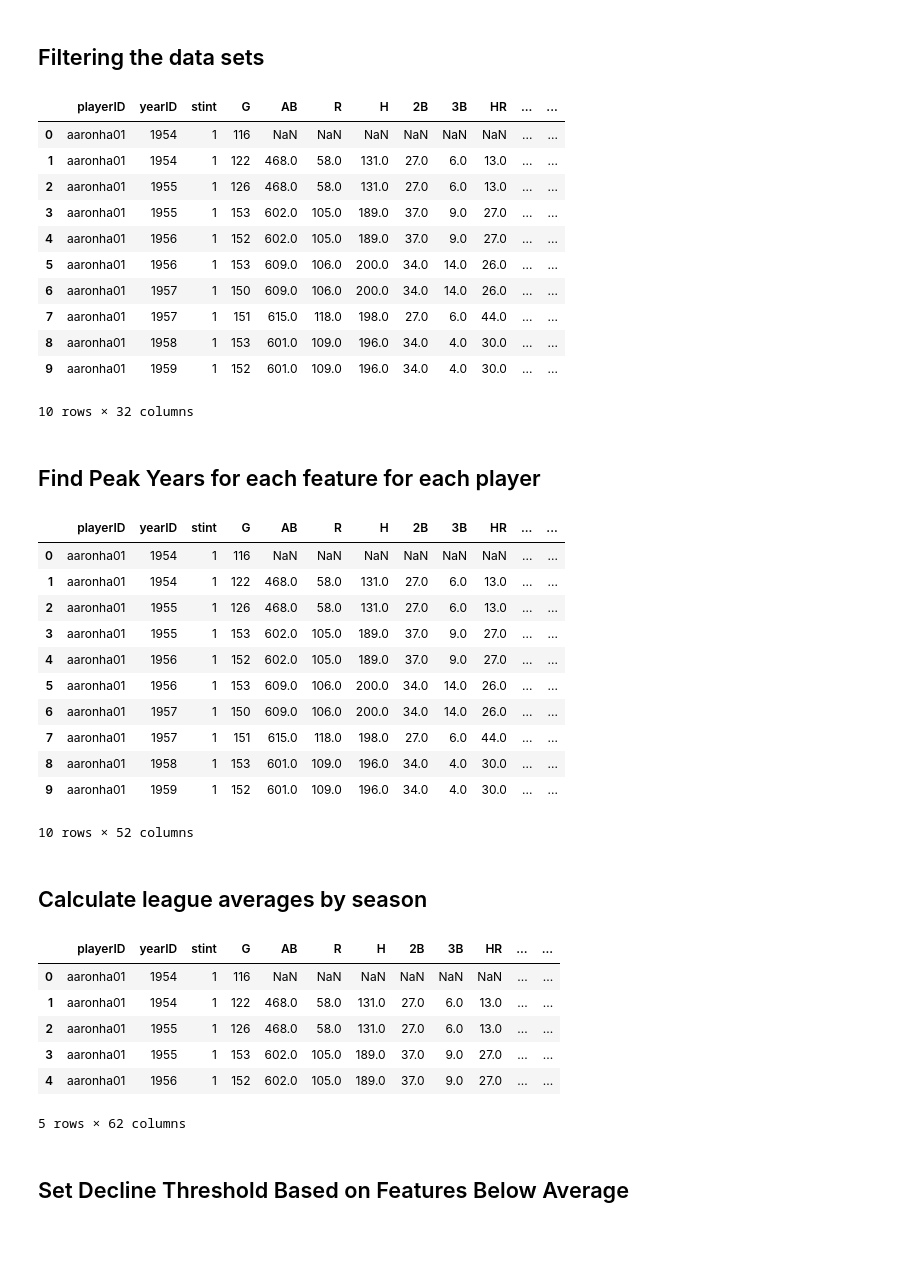
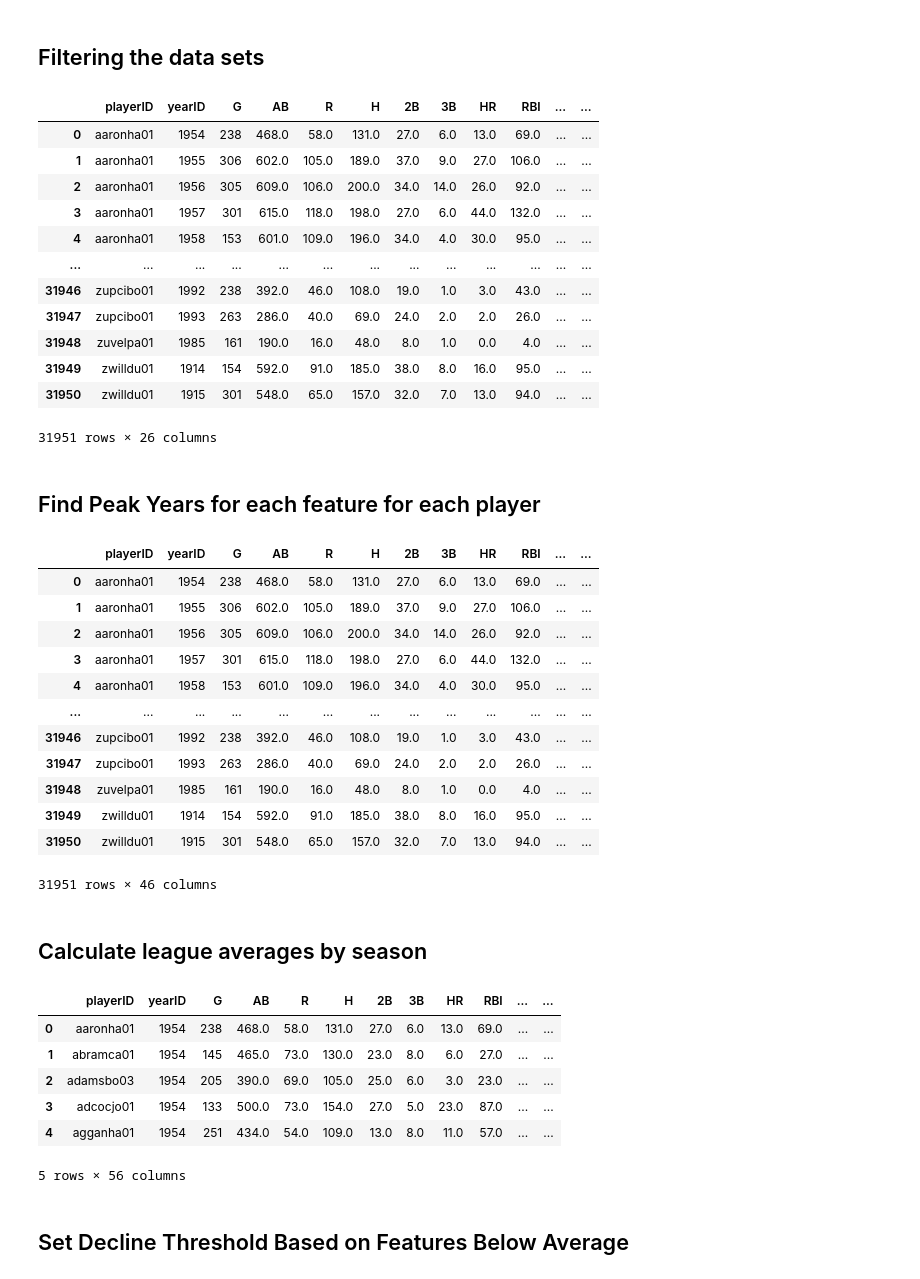
Before and after one commit to kwilliams380/6740project, a Jupyter notebook: survival_analysis.ipynb, the cells around one changed output. Saved outputs shown, nothing was run; the diff lists cells and outputs as text; code cells hidden in the pictures; blank space fills up the shorter version.

```diff
--- a/survival_analysis.ipynb
+++ b/survival_analysis.ipynb
@@ -163,13 +322,7 @@ position_players.head(10)
 # %% [markdown]
 ## Filtering the data sets
 # %%
-#drop columns that aren't selected features and playerid, yearid
-
-field_required_columns = ['playerID', 'yearID', 'stint', 'G', 'AB', 'R', 'H', '2B', '3B', 'HR', 'RBI', 'SB_x',
-       'CS_x', 'BB', 'SO', 'IBB', 'HBP', 'SH', 'SF', 'GIDP', 'GS', 'InnOuts',
-       'PO', 'A', 'E', 'DP', 'PB', 'WP', 'SB_y', 'CS_y', 'ZR', 'age']
-
-filtered_field_players = position_players[field_required_columns]
+filtered_field_players = position_players_grouped
 
 #drop rows with players that didn't play in at least min_games
 min_games = 115
@@ -180,20 +333,21 @@ filtered_field_players = filtered_field_players.sort_values(by=['playerID', 'yea
 filtered_field_players = filtered_field_players.groupby('playerID').apply(lambda group: group.ffill()).reset_index(drop=True)
 filtered_field_players = filtered_field_players.drop_duplicates()
 # %%
-filtered_field_players.head(10)
+filtered_field_players
 # %% [output]
-|  | playerID | yearID | stint | G | AB | R | H | 2B | 3B | HR | ... | ... |
-| 0 | aaronha01 | 1954 | 1 | 116 | NaN | NaN | NaN | NaN | NaN | NaN | ... | ... |
-| 1 | aaronha01 | 1954 | 1 | 122 | 468.0 | 58.0 | 131.0 | 27.0 | 6.0 | 13.0 | ... | ... |
-| 2 | aaronha01 | 1955 | 1 | 126 | 468.0 | 58.0 | 131.0 | 27.0 | 6.0 | 13.0 | ... | ... |
-| 3 | aaronha01 | 1955 | 1 | 153 | 602.0 | 105.0 | 189.0 | 37.0 | 9.0 | 27.0 | ... | ... |
-| 4 | aaronha01 | 1956 | 1 | 152 | 602.0 | 105.0 | 189.0 | 37.0 | 9.0 | 27.0 | ... | ... |
-| 5 | aaronha01 | 1956 | 1 | 153 | 609.0 | 106.0 | 200.0 | 34.0 | 14.0 | 26.0 | ... | ... |
-| 6 | aaronha01 | 1957 | 1 | 150 | 609.0 | 106.0 | 200.0 | 34.0 | 14.0 | 26.0 | ... | ... |
-| 7 | aaronha01 | 1957 | 1 | 151 | 615.0 | 118.0 | 198.0 | 27.0 | 6.0 | 44.0 | ... | ... |
-| 8 | aaronha01 | 1958 | 1 | 153 | 601.0 | 109.0 | 196.0 | 34.0 | 4.0 | 30.0 | ... | ... |
-| 9 | aaronha01 | 1959 | 1 | 152 | 601.0 | 109.0 | 196.0 | 34.0 | 4.0 | 30.0 | ... | ... |
+|  | playerID | yearID | G | AB | R | H | 2B | 3B | HR | RBI | ... | ... |
+| 0 | aaronha01 | 1954 | 238 | 468.0 | 58.0 | 131.0 | 27.0 | 6.0 | 13.0 | 69.0 | ... | ... |
+| 1 | aaronha01 | 1955 | 306 | 602.0 | 105.0 | 189.0 | 37.0 | 9.0 | 27.0 | 106.0 | ... | ... |
+| 2 | aaronha01 | 1956 | 305 | 609.0 | 106.0 | 200.0 | 34.0 | 14.0 | 26.0 | 92.0 | ... | ... |
+| 3 | aaronha01 | 1957 | 301 | 615.0 | 118.0 | 198.0 | 27.0 | 6.0 | 44.0 | 132.0 | ... | ... |
+| 4 | aaronha01 | 1958 | 153 | 601.0 | 109.0 | 196.0 | 34.0 | 4.0 | 30.0 | 95.0 | ... | ... |
+| ... | ... | ... | ... | ... | ... | ... | ... | ... | ... | ... | ... | ... |
+| 31946 | zupcibo01 | 1992 | 238 | 392.0 | 46.0 | 108.0 | 19.0 | 1.0 | 3.0 | 43.0 | ... | ... |
+| 31947 | zupcibo01 | 1993 | 263 | 286.0 | 40.0 | 69.0 | 24.0 | 2.0 | 2.0 | 26.0 | ... | ... |
+| 31948 | zuvelpa01 | 1985 | 161 | 190.0 | 16.0 | 48.0 | 8.0 | 1.0 | 0.0 | 4.0 | ... | ... |
+| 31949 | zwilldu01 | 1914 | 154 | 592.0 | 91.0 | 185.0 | 38.0 | 8.0 | 16.0 | 95.0 | ... | ... |
+| 31950 | zwilldu01 | 1915 | 301 | 548.0 | 65.0 | 157.0 | 32.0 | 7.0 | 13.0 | 94.0 | ... | ... |
-10 rows × 32 columns
+31951 rows × 26 columns
 # %% [markdown]
 ## Find Peak Years for each feature for each player
 # %%
@@ -253,23 +407,25 @@ field_peak_info = pd.concat(field_peak_data, axis=1).reset_index()
 # Merge the peak information back into the original DataFrame
 filtered_field_players = filtered_field_players.merge(field_peak_info, on='playerID', how='left')
 # %%
-filtered_field_players.head(10)
+filtered_field_players.head()
 # %% [output]
-|  | playerID | yearID | stint | G | AB | R | H | 2B | 3B | HR | ... | ... |
-| 0 | aaronha01 | 1954 | 1 | 116 | NaN | NaN | NaN | NaN | NaN | NaN | ... | ... |
-| 1 | aaronha01 | 1954 | 1 | 122 | 468.0 | 58.0 | 131.0 | 27.0 | 6.0 | 13.0 | ... | ... |
-| 2 | aaronha01 | 1955 | 1 | 126 | 468.0 | 58.0 | 131.0 | 27.0 | 6.0 | 13.0 | ... | ... |
-| 3 | aaronha01 | 1955 | 1 | 153 | 602.0 | 105.0 | 189.0 | 37.0 | 9.0 | 27.0 | ... | ... |
-| 4 | aaronha01 | 1956 | 1 | 152 | 602.0 | 105.0 | 189.0 | 37.0 | 9.0 | 27.0 | ... | ... |
-| 5 | aaronha01 | 1956 | 1 | 153 | 609.0 | 106.0 | 200.0 | 34.0 | 14.0 | 26.0 | ... | ... |
-| 6 | aaronha01 | 1957 | 1 | 150 | 609.0 | 106.0 | 200.0 | 34.0 | 14.0 | 26.0 | ... | ... |
-| 7 | aaronha01 | 1957 | 1 | 151 | 615.0 | 118.0 | 198.0 | 27.0 | 6.0 | 44.0 | ... | ... |
-| 8 | aaronha01 | 1958 | 1 | 153 | 601.0 | 109.0 | 196.0 | 34.0 | 4.0 | 30.0 | ... | ... |
-| 9 | aaronha01 | 1959 | 1 | 152 | 601.0 | 109.0 | 196.0 | 34.0 | 4.0 | 30.0 | ... | ... |
+|  | playerID | yearID | G | AB | R | H | 2B | 3B | HR | RBI | ... | ... |
+| 0 | aaronha01 | 1954 | 238 | 468.0 | 58.0 | 131.0 | 27.0 | 6.0 | 13.0 | 69.0 | ... | ... |
+| 1 | aaronha01 | 1955 | 306 | 602.0 | 105.0 | 189.0 | 37.0 | 9.0 | 27.0 | 106.0 | ... | ... |
+| 2 | aaronha01 | 1956 | 305 | 609.0 | 106.0 | 200.0 | 34.0 | 14.0 | 26.0 | 92.0 | ... | ... |
+| 3 | aaronha01 | 1957 | 301 | 615.0 | 118.0 | 198.0 | 27.0 | 6.0 | 44.0 | 132.0 | ... | ... |
+| 4 | aaronha01 | 1958 | 153 | 601.0 | 109.0 | 196.0 | 34.0 | 4.0 | 30.0 | 95.0 | ... | ... |
+| ... | ... | ... | ... | ... | ... | ... | ... | ... | ... | ... | ... | ... |
+| 31946 | zupcibo01 | 1992 | 238 | 392.0 | 46.0 | 108.0 | 19.0 | 1.0 | 3.0 | 43.0 | ... | ... |
+| 31947 | zupcibo01 | 1993 | 263 | 286.0 | 40.0 | 69.0 | 24.0 | 2.0 | 2.0 | 26.0 | ... | ... |
+| 31948 | zuvelpa01 | 1985 | 161 | 190.0 | 16.0 | 48.0 | 8.0 | 1.0 | 0.0 | 4.0 | ... | ... |
+| 31949 | zwilldu01 | 1914 | 154 | 592.0 | 91.0 | 185.0 | 38.0 | 8.0 | 16.0 | 95.0 | ... | ... |
+| 31950 | zwilldu01 | 1915 | 301 | 548.0 | 65.0 | 157.0 | 32.0 | 7.0 | 13.0 | 94.0 | ... | ... |
-10 rows × 52 columns
+31951 rows × 46 columns
 # %% [markdown]
 ## Calculate league averages by season
 # %%
+selected_features_field = high_better_field_features + low_better_field_features
 league_averages = filtered_field_players.groupby('yearID')[selected_features_field].mean().reset_index()
 
 # Rename columns to indicate they are league averages
@@ -277,13 +433,13 @@ league_averages = league_averages.rename(columns={feature: f'league_avg_{feature
 filtered_field_players = filtered_field_players.merge(league_averages, on='yearID')
 filtered_field_players.head()
 # %% [output]
-|  | playerID | yearID | stint | G | AB | R | H | 2B | 3B | HR | ... | ... |
-| 0 | aaronha01 | 1954 | 1 | 116 | NaN | NaN | NaN | NaN | NaN | NaN | ... | ... |
-| 1 | aaronha01 | 1954 | 1 | 122 | 468.0 | 58.0 | 131.0 | 27.0 | 6.0 | 13.0 | ... | ... |
-| 2 | aaronha01 | 1955 | 1 | 126 | 468.0 | 58.0 | 131.0 | 27.0 | 6.0 | 13.0 | ... | ... |
-| 3 | aaronha01 | 1955 | 1 | 153 | 602.0 | 105.0 | 189.0 | 37.0 | 9.0 | 27.0 | ... | ... |
-| 4 | aaronha01 | 1956 | 1 | 152 | 602.0 | 105.0 | 189.0 | 37.0 | 9.0 | 27.0 | ... | ... |
+|  | playerID | yearID | G | AB | R | H | 2B | 3B | HR | RBI | ... | ... |
+| 0 | aaronha01 | 1954 | 238 | 468.0 | 58.0 | 131.0 | 27.0 | 6.0 | 13.0 | 69.0 | ... | ... |
+| 1 | abramca01 | 1954 | 145 | 465.0 | 73.0 | 130.0 | 23.0 | 8.0 | 6.0 | 27.0 | ... | ... |
+| 2 | adamsbo03 | 1954 | 205 | 390.0 | 69.0 | 105.0 | 25.0 | 6.0 | 3.0 | 23.0 | ... | ... |
+| 3 | adcocjo01 | 1954 | 133 | 500.0 | 73.0 | 154.0 | 27.0 | 5.0 | 23.0 | 87.0 | ... | ... |
+| 4 | agganha01 | 1954 | 251 | 434.0 | 54.0 | 109.0 | 13.0 | 8.0 | 11.0 | 57.0 | ... | ... |
-5 rows × 62 columns
+5 rows × 56 columns
 # %% [markdown]
 ## Set Decline Threshold Based on Features Below Average
 # %%
```
Also changed, not shown: parts of 38 cells of this notebook.
